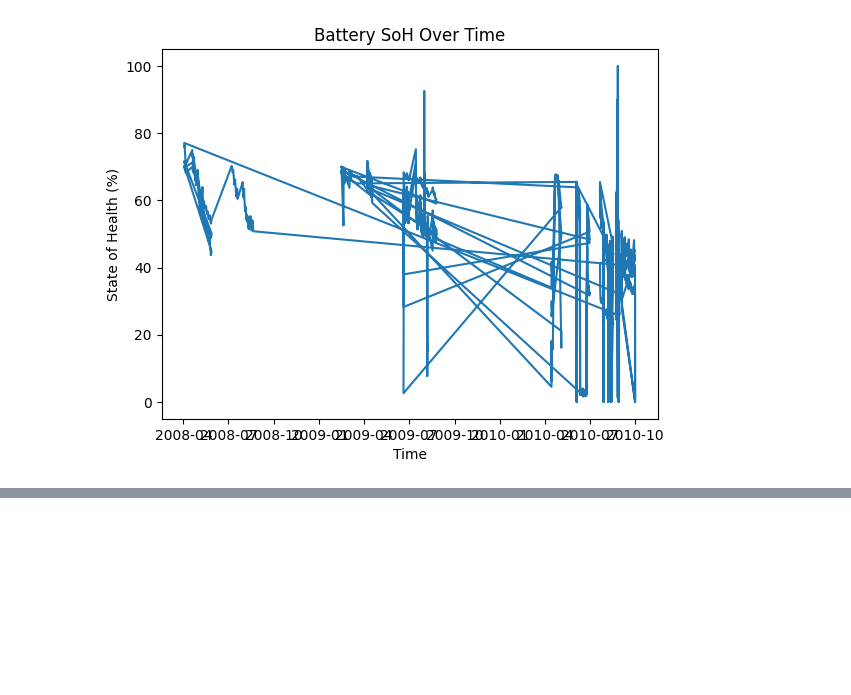
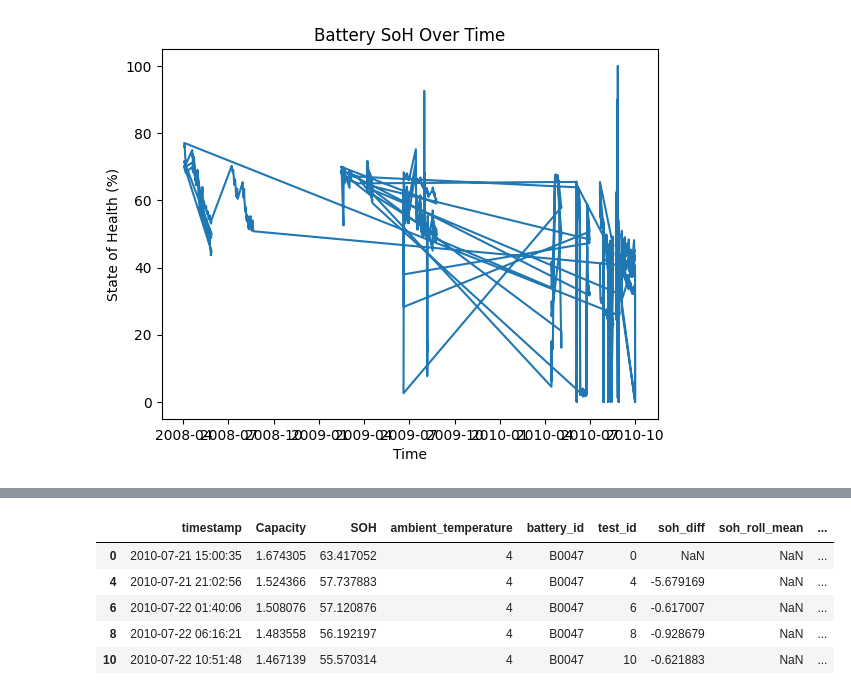
Before and after one commit to mbarrientos1129/ev_battery_health_forecast, a Jupyter notebook: notebooks/01_exploration.ipynb, the cells around one changed output, grey strips where cells are left out. Saved outputs shown, nothing was run; the diff lists cells and outputs as text; code cells hidden in the pictures; blank space fills up the shorter version.

```diff
--- a/notebooks/01_exploration.ipynb
+++ b/notebooks/01_exploration.ipynb
@@ -28,0 +123,15 @@ plt.show()
+# %%
+#Feature Examples
+
+df['soh_diff'] = df['SOH'].diff()
+df['soh_roll_mean'] = df['soh_diff'].rolling(window=10).mean()
+df['cycle_idx'] = range(len(df))
+df['temp_bin'] = pd.cut(df['ambient_temperature'], bins=[-10,0,10,20,30,40])
+display(df.head())
+# %% [output]
+|  | timestamp | Capacity | SOH | ambient_temperature | battery_id | test_id | soh_diff | soh_roll_mean | ... |
+| 0 | 2010-07-21 15:00:35 | 1.674305 | 63.417052 | 4 | B0047 | 0 | NaN | NaN | ... |
+| 4 | 2010-07-21 21:02:56 | 1.524366 | 57.737883 | 4 | B0047 | 4 | -5.679169 | NaN | ... |
+| 6 | 2010-07-22 01:40:06 | 1.508076 | 57.120876 | 4 | B0047 | 6 | -0.617007 | NaN | ... |
+| 8 | 2010-07-22 06:16:21 | 1.483558 | 56.192197 | 4 | B0047 | 8 | -0.928679 | NaN | ... |
+| 10 | 2010-07-22 10:51:48 | 1.467139 | 55.570314 | 4 | B0047 | 10 | -0.621883 | NaN | ... |
```
Also changed, not shown: parts of 13 cells of this notebook, 1 other file.
